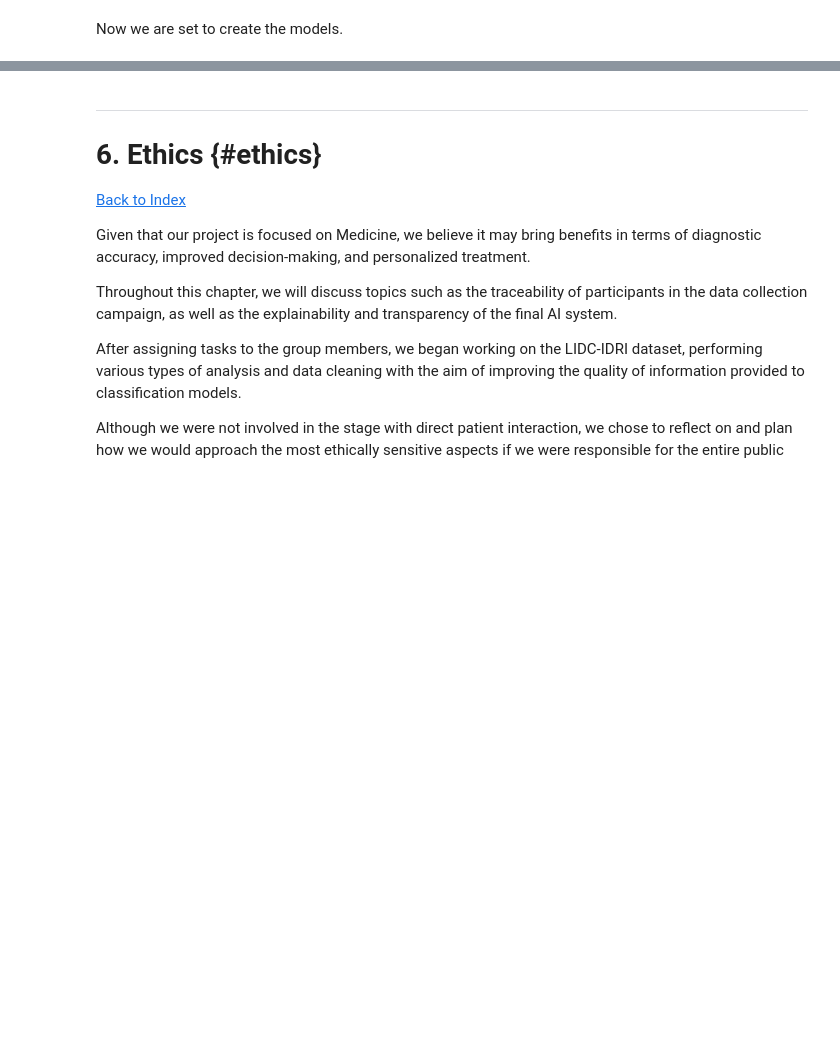
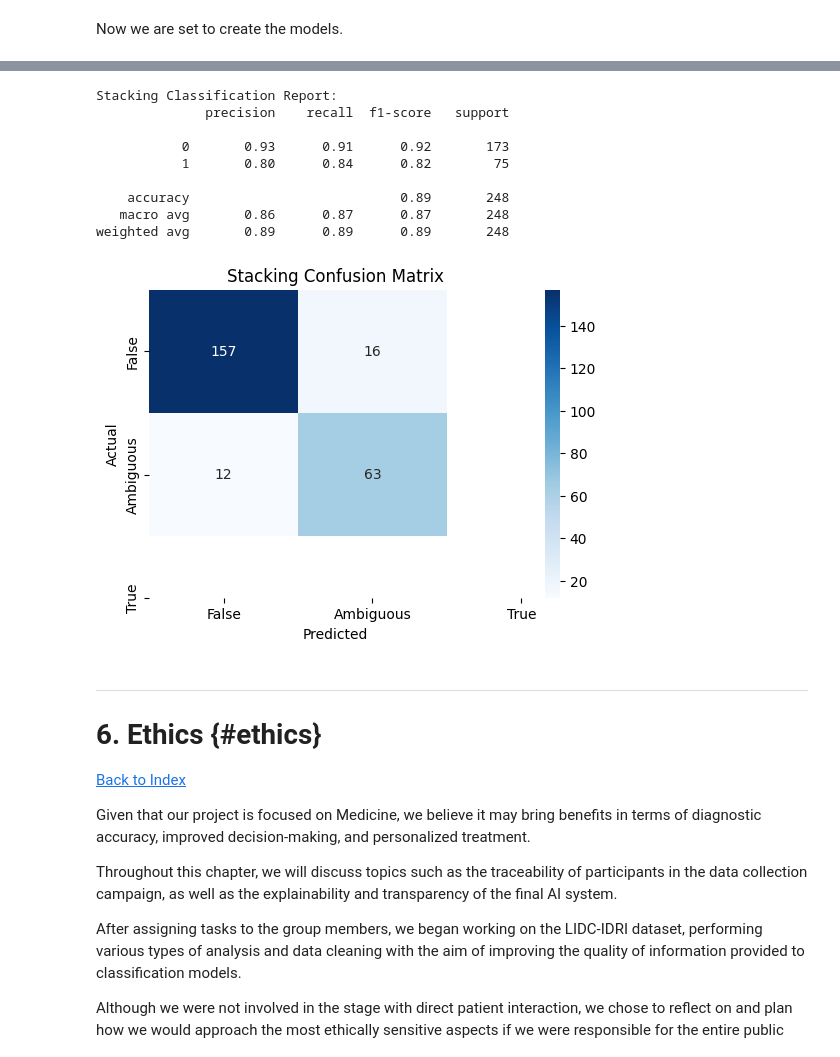
Before and after one commit to pmgfernandes04/Lung-Cancer-Classification-using-CT, a Jupyter notebook: report.ipynb, the cells around one changed output, grey strips where cells are left out. Cells and saved outputs as stored; diff of their text form; code cells hidden in the pictures; blank space fills up the shorter version.

Commit message:
!! Primitive !! - stacking functional

```diff
--- a/report.ipynb
+++ b/report.ipynb
@@ -400,0 +436,10 @@ Now we are set to create the models.
+# %%
+# 4. Split the Data into Training and Test Sets
+X_train, X_test, y_train, y_test = train_test_split(
+    X_scaled, y, test_size=0.2, random_state=42, stratify=y
+)
+
+# 5. Handle Class Imbalance (if necessary)
+# Check class distribution
+print("Class distribution in the training set:")
+print(y_train.value_counts())
@@ -400,0 +452,7 @@ Now we are set to create the models.
+# %%
+# Apply SMOTE to balance the classes
+sm = SMOTE(random_state=42)
+X_train_res, y_train_res = sm.fit_resample(X_train, y_train)
+
+print("Class distribution in the training set after applying SMOTE:")
+print(y_train_res.value_counts())
@@ -401,3 +495,42 @@ Now we are set to create the models.
+# %%
+# Evaluate the Stacking Model
+y_pred_stack = stacking_model.predict(X_test)
+y_prob_stack = stacking_model.predict_proba(X_test)
+
+# Stacking Classification Report
+print("Stacking Classification Report:")
+print(classification_report(y_test, y_pred_stack))
+
+# Stacking Confusion Matrix
+cm_stack = confusion_matrix(y_test, y_pred_stack)
+plt.figure(figsize=(6, 4))
+sns.heatmap(
+    cm_stack,
+    annot=True,
+    fmt='d',
+    cmap='Blues',
+    xticklabels=['False', 'Ambiguous', 'True'],
+    yticklabels=['False', 'Ambiguous', 'True'],
+)
+plt.ylabel('Actual')
+plt.xlabel('Predicted')
+plt.title('Stacking Confusion Matrix')
+plt.show()
+
+# Stacking ROC-AUC Score
+#roc_auc_stack = roc_auc_score(y_test, y_prob_stack, multi_class='ovr')
+#print("Stacking ROC-AUC Score:", roc_auc_stack)
+# %% [output]
+Stacking Classification Report:
+              precision    recall  f1-score   support
+
+           0       0.93      0.91      0.92       173
+           1       0.80      0.84      0.82        75
+
+    accuracy                           0.89       248
+   macro avg       0.86      0.87      0.87       248
+weighted avg       0.89      0.89      0.89       248
+[figure, added]
 # %% [markdown]
 ---
 
```
Also changed, not shown: parts of 7 cells of this notebook, 1 other file.
